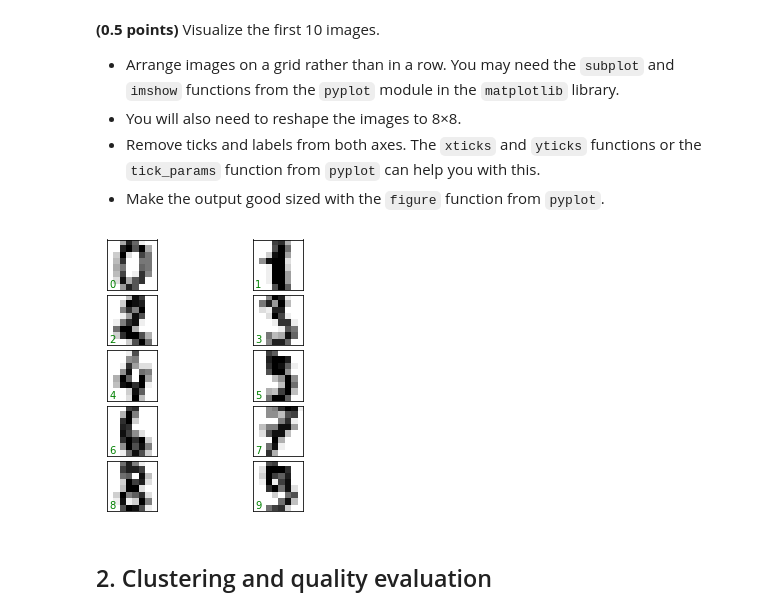
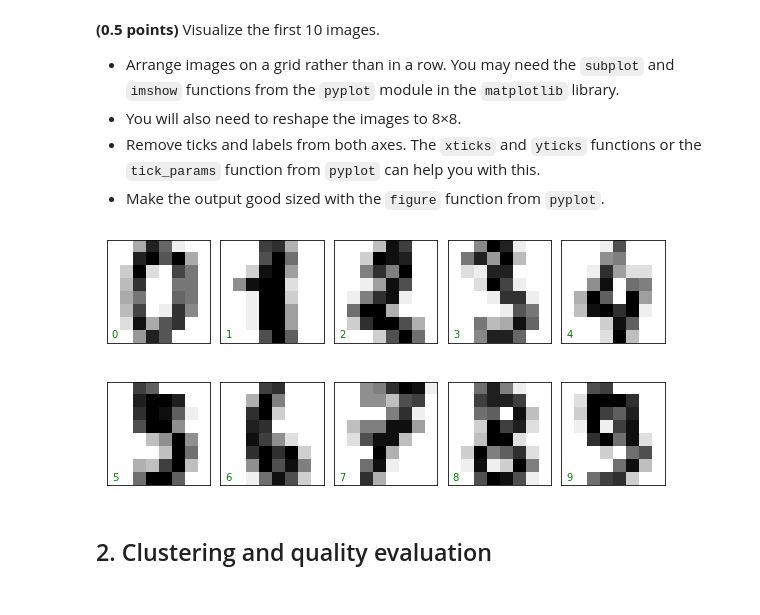
Before and after one commit to dmakuznetsov/RS-School-ML-intro-2022Q1, a Jupyter notebook: 8-clustering.ipynb, the cells around one changed output. Drawn from its saved outputs; the diff is of its cells as text; code cells hidden in the pictures.

```diff
--- a/8-clustering.ipynb
+++ b/8-clustering.ipynb
@@ -32,16 +37,16 @@ assert y.shape == (1797,)
 - Remove ticks and labels from both axes. The `xticks` and `yticks` functions or the `tick_params` function from `pyplot` can help you with this.
 - Make the output good sized with the `figure` function from `pyplot`.
 # %%
-fig, axes = plt.subplots(5, 2, figsize=(5, 5),
+fig, axes = plt.subplots(2, 5, figsize=(10, 5),
                          subplot_kw={'xticks':[], 'yticks':[]},
                          gridspec_kw=dict(hspace=0.1, wspace=0.1))
 
 for i, ax in enumerate(axes.flat):
     ax.imshow(load_digits().images[i], cmap='binary', interpolation='nearest')
     ax.text(0.05, 0.05, str(load_digits().target[i]),
             transform=ax.transAxes, color='green')
 # %% [output]
-[figure, old version]
+[figure, new version]
 # %% [markdown]
 ## 2. Clustering and quality evaluation
 # %% [markdown]
```
Also changed, not shown: parts of 24 cells of this notebook.
